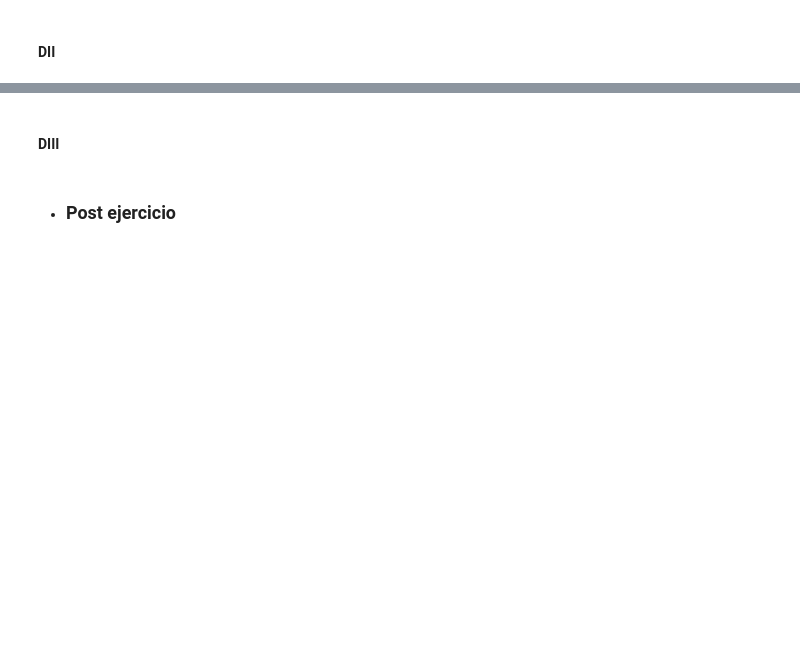
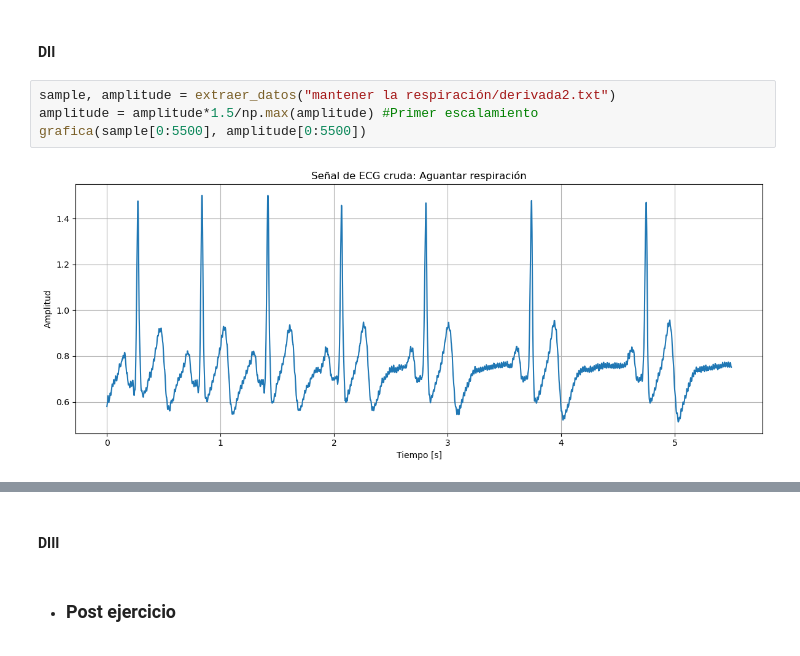
Before and after one commit to Razzzon/PROYECTO_ISB, a Jupyter notebook: ISB/LAB10 - Procesamiento de ECG/Readme.ipynb, the cells around one changed output, grey strips where cells are left out. Saved outputs shown, nothing was run; the diff lists cells and outputs as text; blank space fills up the shorter version.

```diff
--- a/ISB/LAB10 - Procesamiento de ECG/Readme.ipynb
+++ b/ISB/LAB10 - Procesamiento de ECG/Readme.ipynb
@@ -53,3 +66,9 @@ report, signals, info = procesar_ecg(R2,"Basal DII")
 
 
 #### DII
+# %%
+sample, amplitude = extraer_datos("mantener la respiración/derivada2.txt")
+amplitude = amplitude*1.5/np.max(amplitude) #Primer escalamiento
+grafica(sample[0:5500], amplitude[0:5500])
+# %% [output]
+[figure, added]
```
Also changed, not shown: parts of 7 cells of this notebook, 1 other file.
